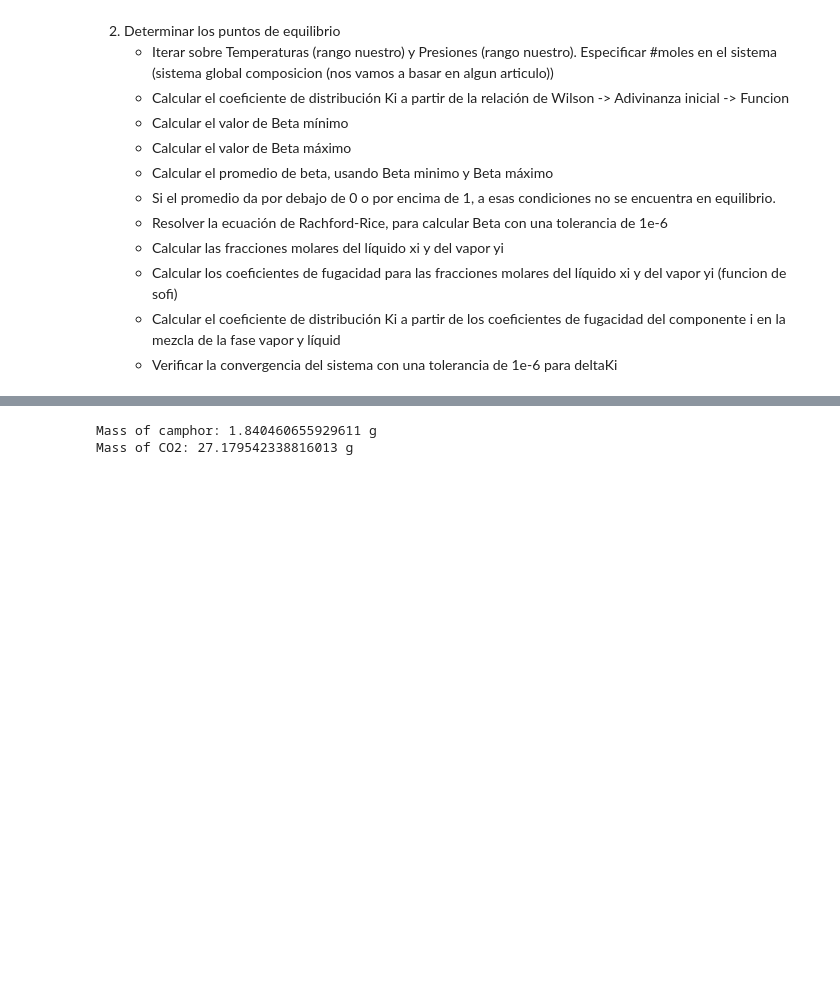
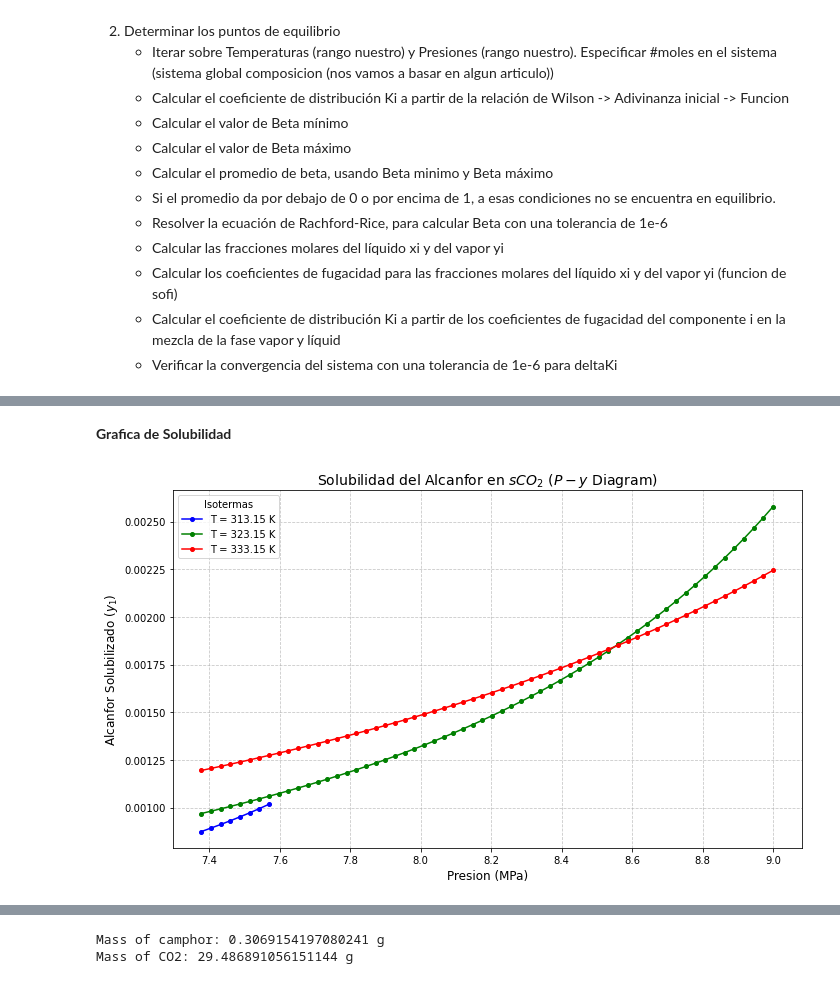
Before and after one commit to premzea/Termodinamica-II, a Jupyter notebook: PBL/EVS - Alcanfor and sCO2.ipynb, the cells around one changed output, grey strips where cells are left out. Cells and saved outputs as stored; diff of their text form; code cells hidden in the pictures; blank space fills up the shorter version.

Commit message:
entregado.

```diff
--- a/PBL/EVS - Alcanfor and sCO2.ipynb
+++ b/PBL/EVS - Alcanfor and sCO2.ipynb
@@ -562,3 +174,40 @@ plt.show()
+# %% [markdown]
+**Grafica de Solubilidad**
+# %%
+z_feed = [0.15, 0.85]
+k12, l12 = 5.4695e-2, -0.6598e-2
+
+vle_model = CamphorCO2_VLE(z_feed, k12, l12)
+
+isotherms = [313.15, 323.15, 333.15] # K
+pressures = np.linspace(P_c_CO2, 9, 60) # MPa
+
+plt.figure(figsize=(10, 6))
+colors = ['blue', 'green', 'red']
+
+for T, color in zip(isotherms, colors):
+    y_camphor_list = []
+    P_plot = []
+
+    for P in pressures:
+        x, y = vle_model.solve_flash(T, P)
+        if x is not None and y is not None:
+            P_plot.append(P)
+            y_camphor_list.append(y[0])
+
+    if P_plot:
+        plt.plot(P_plot, y_camphor_list, linestyle='-', marker='o', markersize=4,
+                 color=color, label=f'T = {T} K')
+
+plt.title('Solubilidad del Alcanfor en $sCO_2$ ($P-y$ Diagram)', fontsize=14)
+plt.xlabel('Presion (MPa)', fontsize=12)
+plt.ylabel('Alcanfor Solubilizado ($y_1$)', fontsize=12)
+plt.legend(title="Isotermas", loc='upper left')
+plt.grid(True, linestyle='--', alpha=0.7)
+plt.tight_layout()
+plt.show()
+# %% [output]
+[figure, added]
 # %% [markdown]
 **Calculo de Condiciones Experimentales**
 
@@ -579,7 +287,7 @@ V = 20e-6 #m^3
 kij_313K = 0.132
 lij_313K = 0
 
-z1 = 1.92e-2 #Estimado con gemini, aqui entre nos
+z1 = 3e-3 #Estimado con gemini, aqui entre nos
 z2 = 1- z1
 
 z = [z1, z2]
@@ -590,19 +298,20 @@ a12 = np.sqrt(a1 * a2) * (1.0 - k12)
 a_matriz = [[a1, a12],[a12,a2]]
 bs = [b1, b2]
 
-amixV, bmixV = calc_eos_cst_mix(z[0], z[1], k12, l12, a_matriz, bs)
+amixV, bmixV = calc_eos_cst_mix(z[0], z[1], kij_313K, lij_313K, a_matriz, bs)
 
 # def PR_mix(T, P, amix, bmix, phase : Literal['liquid', 'vapor'] = 'liquid'):
 
-v = PR_mix(313, 8.5, amixV, bmixV, phase = 'vapor')
+v = PR_mix(313, 8.5, amixV, bmixV, phase = 'vapor') #m^3/mol
+
 
 moles = V/v
 
 mW = [chemicals.search_chemical('camphor').MW, chemicals.search_chemical('carbon dioxide').MW]
 
-m= [moles*z[0]*mW[0], moles*z[1]*mW[1]]
+m=[moles*z[0]*mW[0], moles*z[1]*mW[1]]
 
 print(f"Mass of camphor: {m[0]} g \nMass of CO2: {m[1]} g")
 # %% [output]
-Mass of camphor: 1.840460655929611 g
-Mass of CO2: 27.179542338816013 g
+Mass of camphor: 0.3069154197080241 g
+Mass of CO2: 29.486891056151144 g
```
Also changed, not shown: parts of 28 cells of this notebook.
